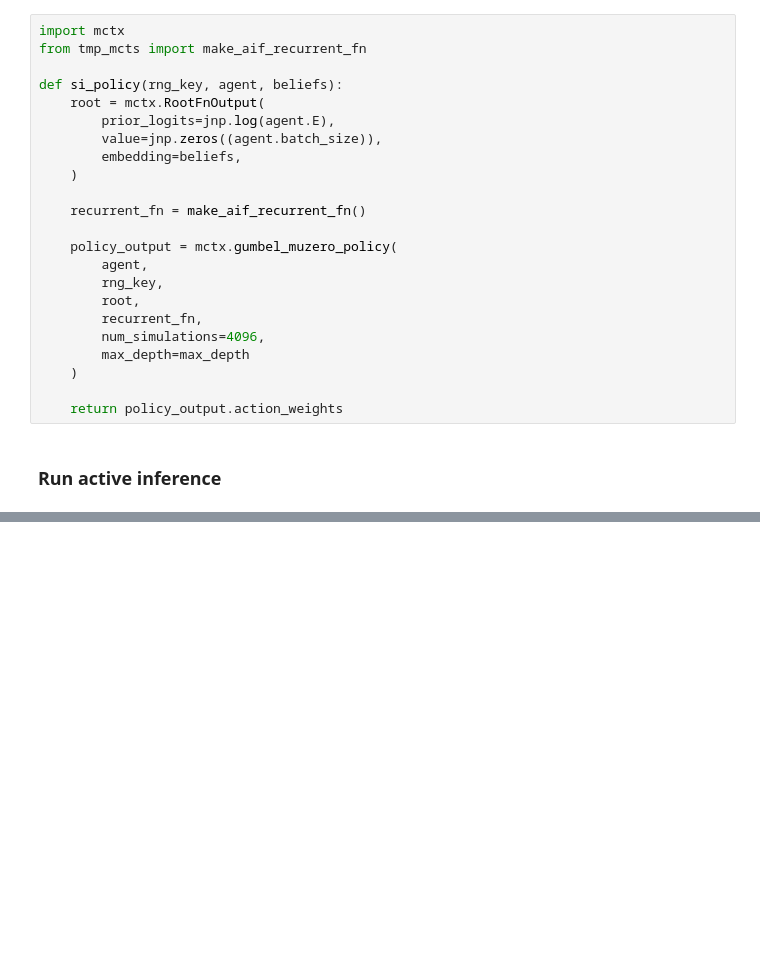
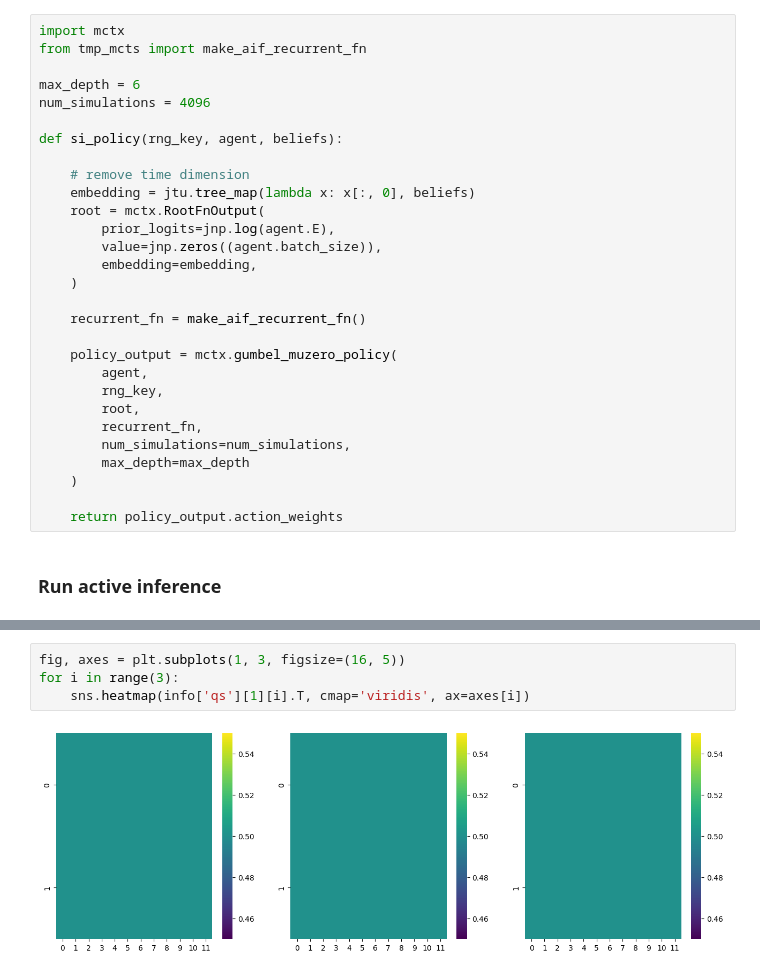
Before and after one commit to infer-actively/pymdp, a Jupyter notebook: examples/mcts/grid_world_demo.ipynb, the cells around one changed output, grey strips where cells are left out. Cells and saved outputs as stored; diff of their text form; blank space fills up the shorter version.

```diff
--- a/examples/mcts/grid_world_demo.ipynb
+++ b/examples/mcts/grid_world_demo.ipynb
@@ -80,11 +204,17 @@ agent = AIFAgent(
 import mctx
 from tmp_mcts import make_aif_recurrent_fn
 
+max_depth = 6
+num_simulations = 4096
+
 def si_policy(rng_key, agent, beliefs):
+
+    # remove time dimension
+    embedding = jtu.tree_map(lambda x: x[:, 0], beliefs)
     root = mctx.RootFnOutput(
         prior_logits=jnp.log(agent.E),
         value=jnp.zeros((agent.batch_size)),
-        embedding=beliefs,
+        embedding=embedding,
     )
 
     recurrent_fn = make_aif_recurrent_fn()
@@ -94,7 +224,7 @@ def si_policy(rng_key, agent, beliefs):
         rng_key,
         root,
         recurrent_fn,
-        num_simulations=4096,
+        num_simulations=num_simulations,
         max_depth=max_depth
     )
 
@@ -152,0 +253,6 @@ Grid position for agent 2 at time 13: (6, 6)
+# %%
+fig, axes = plt.subplots(1, 3, figsize=(16, 5))
+for i in range(3):
+    sns.heatmap(info['qs'][1][i].T, cmap='viridis', ax=axes[i])
+# %% [output]
+[figure, added]
```
Also changed, not shown: parts of 25 cells of this notebook, 2 other files.
